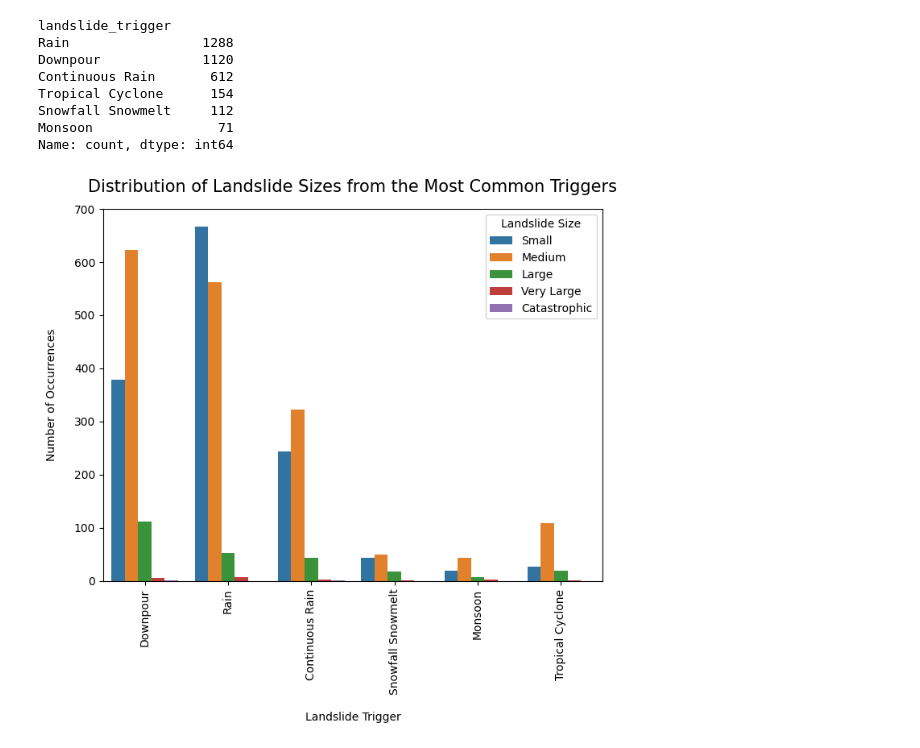
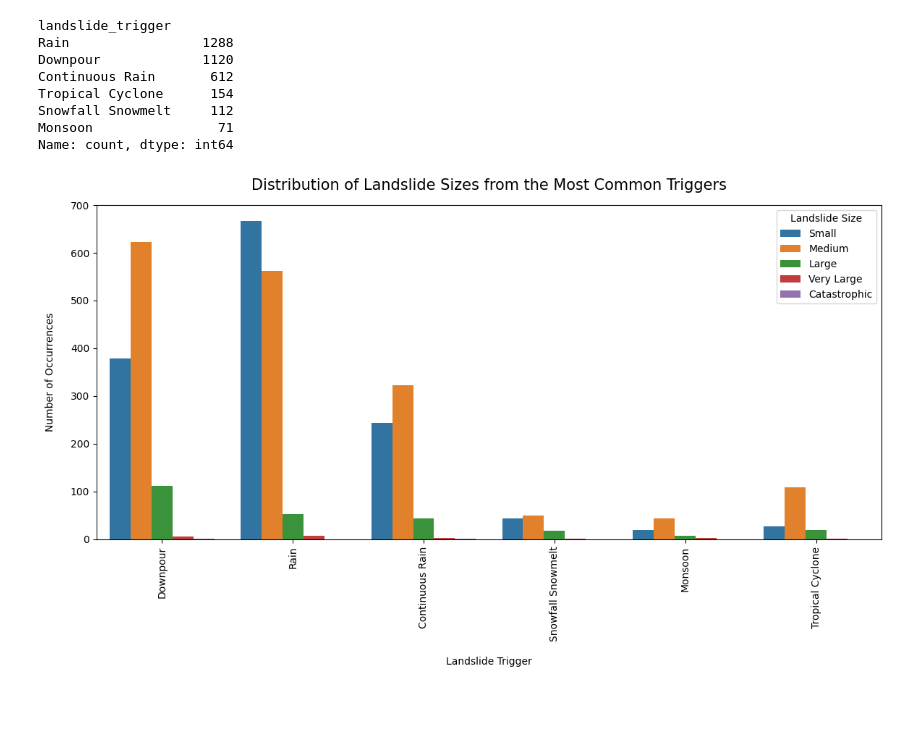
Before and after one commit to n-ferrante/Global_Landslides, a Jupyter notebook: notebooks/03_research_question_analysis.ipynb, the cells around one changed output. Saved outputs shown, nothing was run; the diff lists cells and outputs as text; code cells hidden in the pictures; blank space fills up the shorter version.

```diff
--- a/notebooks/03_research_question_analysis.ipynb
+++ b/notebooks/03_research_question_analysis.ipynb
@@ -86,14 +86,14 @@ Name: count, dtype: int64
 # %%
 top_triggers_df = df[df['landslide_trigger'].isin(top_triggers.index.tolist())]
 
-plt.figure(figsize=(8, 6))
+plt.figure(figsize=(14, 6))
 sns.countplot(top_triggers_df, x = 'landslide_trigger', hue = 'landslide_size')
 plt.title("Distribution of Landslide Sizes from the Most Common Triggers", fontsize = 15, pad = 15)
 plt.xlabel("Landslide Trigger", labelpad = 15)
 plt.ylabel("Number of Occurrences", labelpad = 15)
 plt.xticks(rotation = 90)
 plt.legend(title = "Landslide Size",
            labels = ['Small', 'Medium', 'Large', 'Very Large', 'Catastrophic'])
 plt.show()
 # %% [output]
-[figure, old version]
+[figure, new version]
```
Also changed, not shown: 1 other file.
